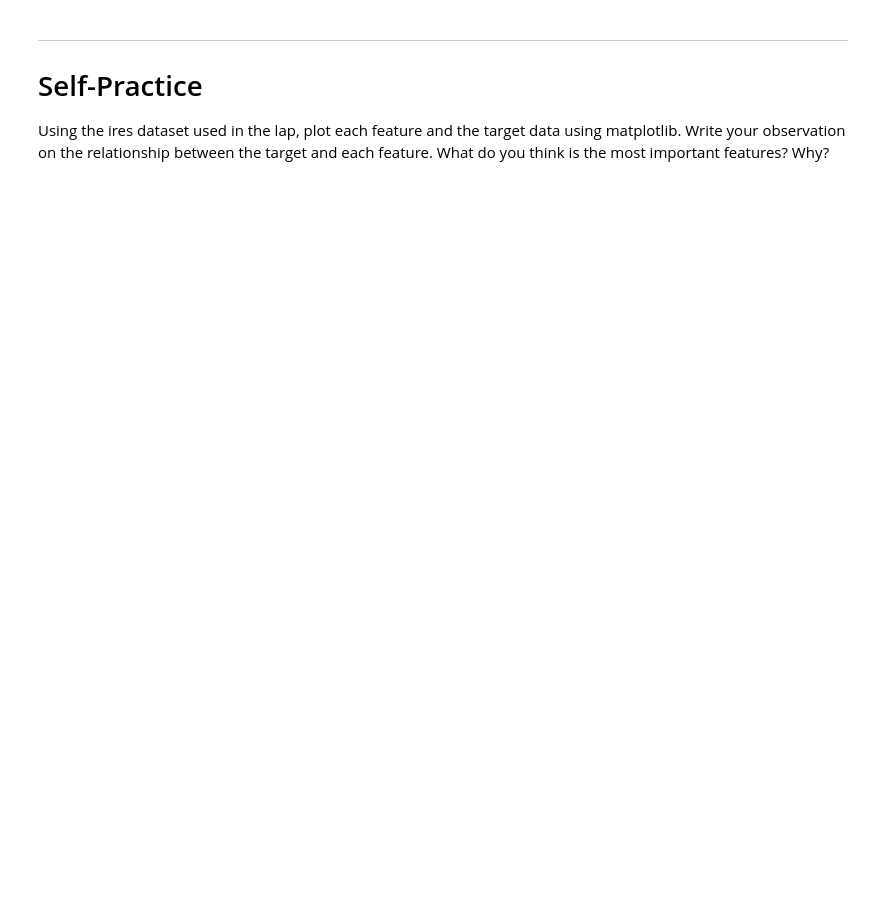
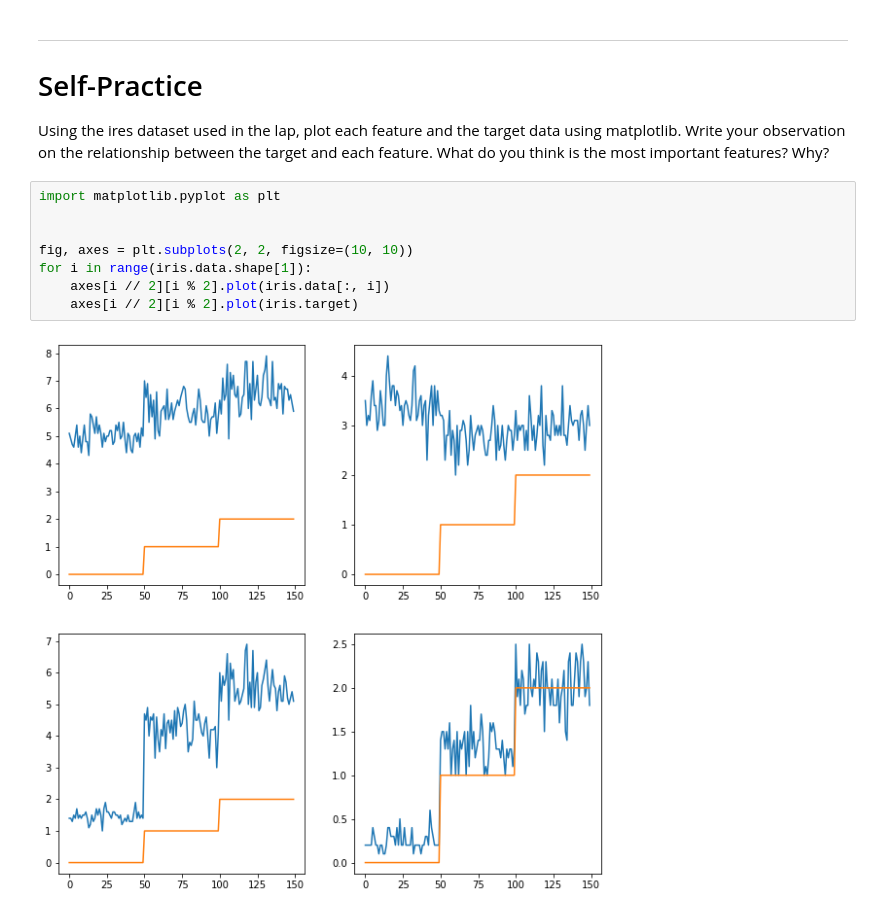
Before and after one commit to FleshRazer/F22-Introduction-to-Machine-Learning, a Jupyter notebook: Lab-1/Lab-1-session.ipynb, the cells around one changed output. Saved outputs shown, nothing was run; the diff lists cells and outputs as text; blank space fills up the shorter version.

```diff
--- a/Lab-1/Lab-1-session.ipynb
+++ b/Lab-1/Lab-1-session.ipynb
@@ -443,3 +448,13 @@ Using the ires dataset used in the lap, plot each feature and the target data
 using matplotlib.
 Write your observation on the relationship between the target and each feature.
 What do you think is the most important features? Why?
+# %%
+import matplotlib.pyplot as plt
+
+
+fig, axes = plt.subplots(2, 2, figsize=(10, 10))
+for i in range(iris.data.shape[1]):
+    axes[i // 2][i % 2].plot(iris.data[:, i])
+    axes[i // 2][i % 2].plot(iris.target)
+# %% [output]
+[figure, added]
```
Also changed, not shown: parts of 2 cells of this notebook.
